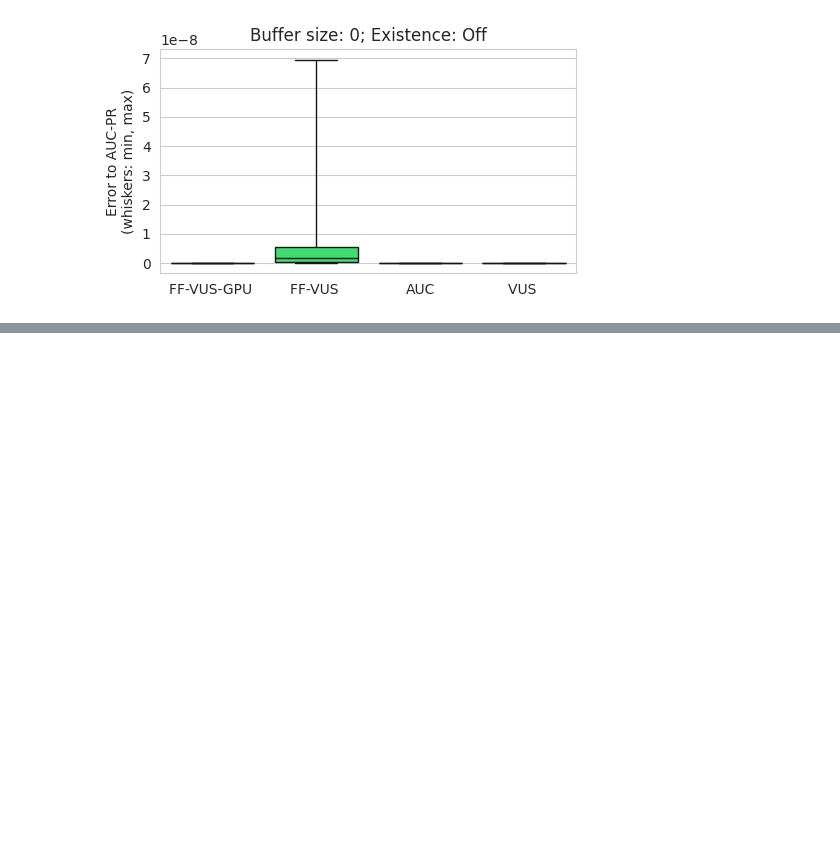
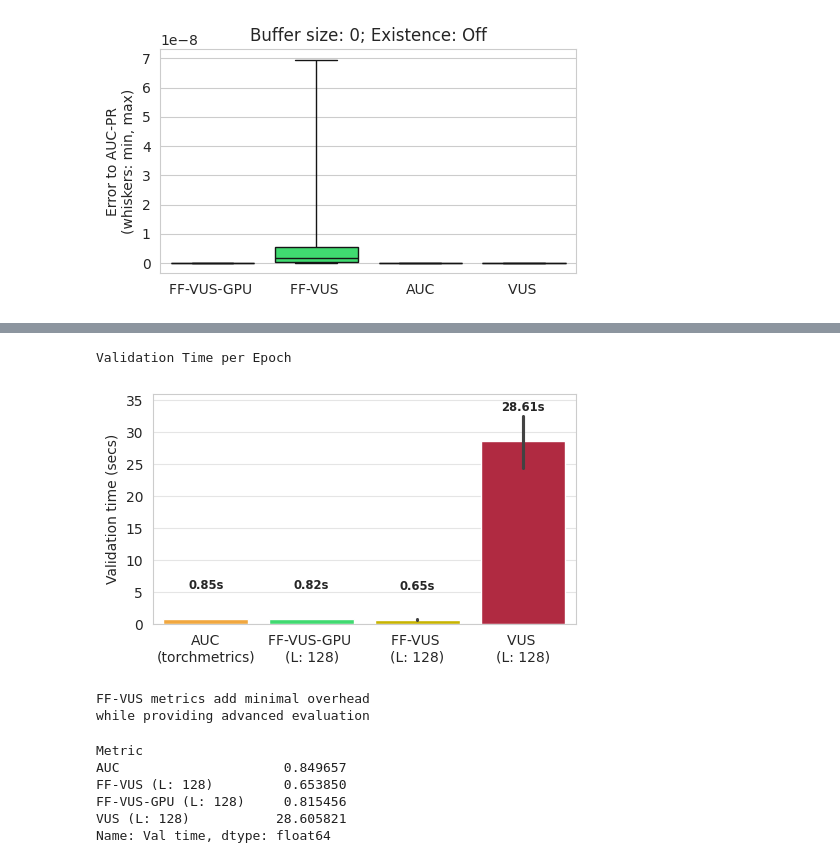
Before and after one commit to sylligardos/autovus, a Jupyter notebook: src/notebooks/experimental_results.ipynb, the cells around one changed output, grey strips where cells are left out. Drawn from its saved outputs; the diff is of its cells as text; code cells hidden in the pictures; blank space fills up the shorter version.

```diff
--- a/src/notebooks/experimental_results.ipynb
+++ b/src/notebooks/experimental_results.ipynb
@@ -910,0 +994,53 @@ finalize_plot(save_fig_path, 'error_auc_equivalence')
+# %%
+fig, axes = plt.subplots(1, 1, figsize=(5, 3))
+df_plot = df[df['Epoch'] != 'TOTAL'].copy()
+df_plot['Val time'] = df_plot['Val time'].astype(float)
+
+sns.barplot(
+    data=df_plot,
+    x='Metric',
+    y='Val time',
+    hue='Metric',
+    palette=color_palette,
+    ax=axes,
+    saturation=1,
+)
+# axes.set_title('Validation Time per Epoch')
+print('Validation Time per Epoch')
+axes.set_ylabel('Validation time (secs)')
+axes.set_xlabel('')
+axes.tick_params(axis='x', rotation=0)
+axes.grid(axis='y', alpha=0.5)
+axes.set_ylim(0, 36)
+
+# Add mean validation times on top of each bar
+mean_val_times = df_plot.groupby('Metric')['Val time'].mean()
+for i, metric in enumerate(axes.get_xticklabels()):
+    metric_name = metric.get_text()
+    mean_time = mean_val_times.get(metric_name, 0)
+    axes.text(i, mean_time + 4.2, f'{mean_time:.2f}s', ha='center', va='bottom', fontsize='small', fontweight='bold')
+
+# Add '(torchmetrics)' below 'AUC' label
+xticklabels = axes.get_xticklabels()
+for label in xticklabels:
+    if label.get_text() == 'AUC':
+        label.set_text('AUC(torchmetrics)')
+    if '(' in label.get_text():
+        label.set_text(label.get_text().replace('(', '\n('))
+axes.set_xticks(np.arange(4), xticklabels)
+
+finalize_plot(save_fig_path, 'msad_pipeline_validation_overhead_barplot')
+
+print("FF-VUS metrics add minimal overhead\nwhile providing advanced evaluation")
+df_plot.groupby('Metric')['Val time'].mean()
+# %% [output]
+Validation Time per Epoch
+[figure, added]
+FF-VUS metrics add minimal overhead
+while providing advanced evaluation
+Metric
+AUC                     0.849657
+FF-VUS (L: 128)         0.653850
+FF-VUS-GPU (L: 128)     0.815456
+VUS (L: 128)           28.605821
+Name: Val time, dtype: float64
```
Also changed, not shown: parts of 4 cells of this notebook, 1 other file.
